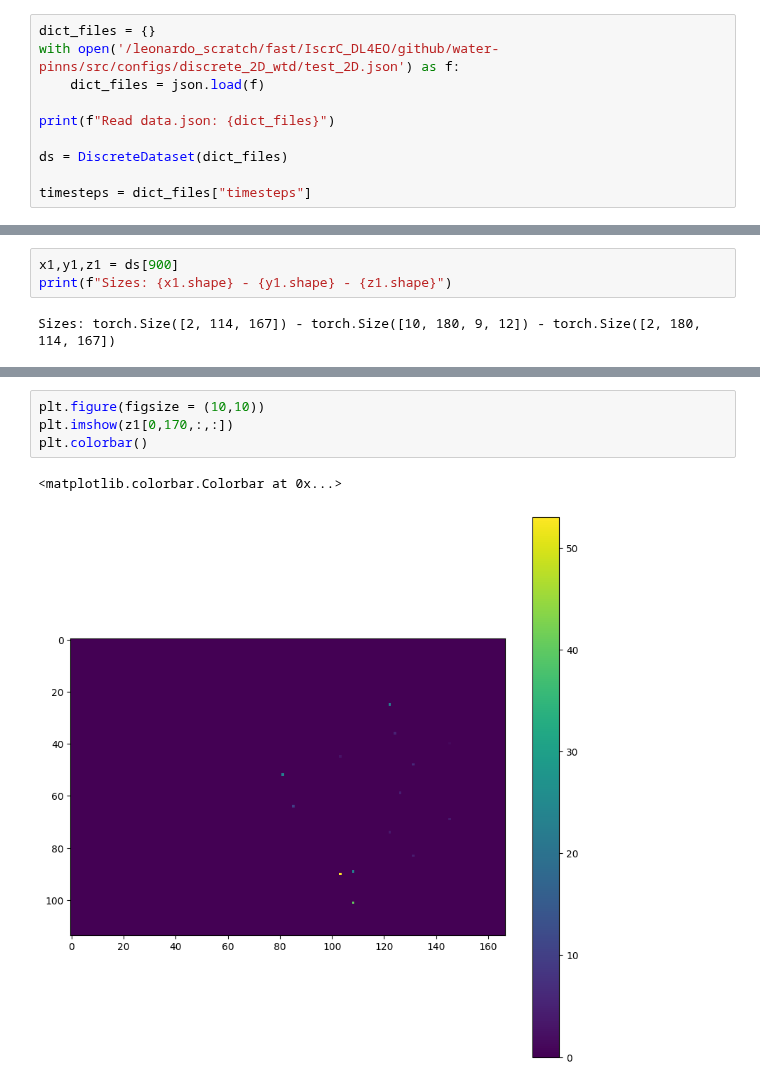
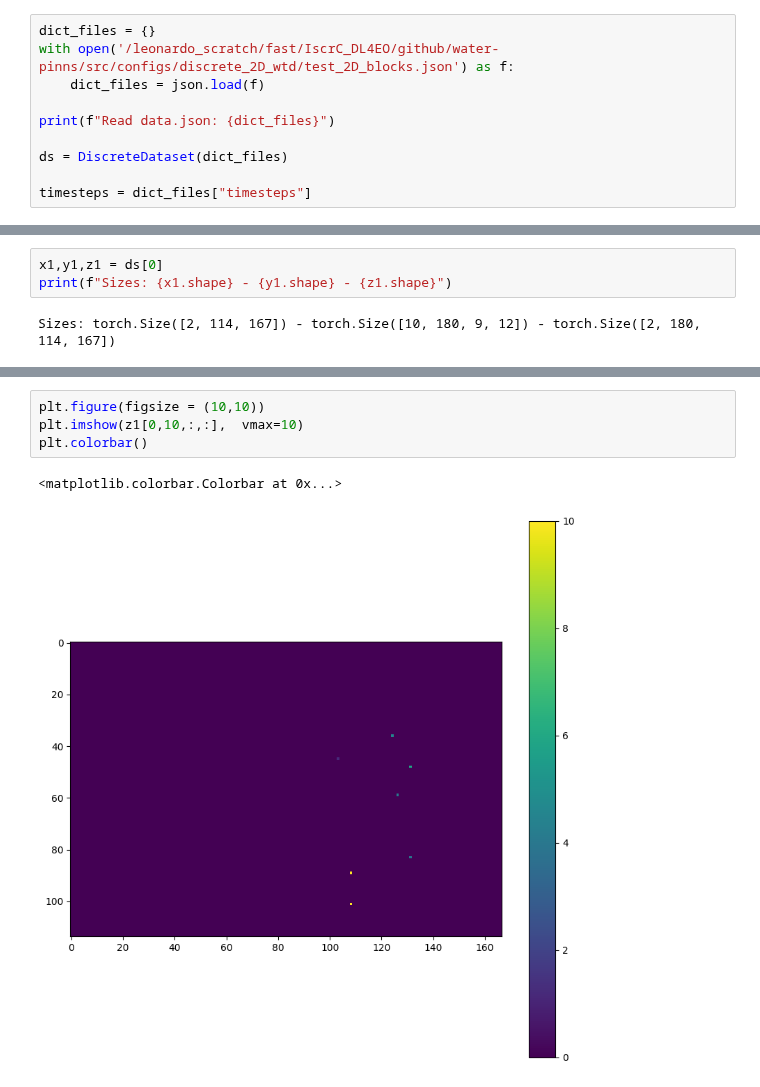
Before and after one commit to Matteo-Salis/physics-guided-gwl, a Jupyter notebook: src/notebooks/meteo_wtd_loader_2D.ipynb, the cells around one changed output, grey strips where cells are left out. Cells and saved outputs as stored; diff of their text form.

```diff
--- a/src/notebooks/meteo_wtd_loader_2D.ipynb
+++ b/src/notebooks/meteo_wtd_loader_2D.ipynb
@@ -38,7 +38,7 @@ from models.load_models_2d import Discrete2DNN
 from dataloaders.load_2d_meteo_wtd import DiscreteDataset
 # %%
 dict_files = {}
-with open('/leonardo_scratch/fast/IscrC_DL4EO/github/water-pinns/src/configs/discrete_2D_wtd/test_2D.json') as f:
+with open('/leonardo_scratch/fast/IscrC_DL4EO/github/water-pinns/src/configs/discrete_2D_wtd/test_2D_blocks.json') as f:
     dict_files = json.load(f)
 
 print(f"Read data.json: {dict_files}")
@@ -265,7 +265,7 @@ torch.Size([16, 2, 180, 114, 167])
 tensor(1.5230e+09, grad_fn=<DivBackward0>)
 KeyboardInterrupt:
 # %%
-x1,y1,z1 = ds[900]
+x1,y1,z1 = ds[0]
 print(f"Sizes: {x1.shape} - {y1.shape} - {z1.shape}")
 # %% [output]
 Sizes: torch.Size([2, 114, 167]) - torch.Size([10, 180, 9, 12]) - torch.Size([2, 180, 114, 167])
@@ -319,7 +324,7 @@ with torch.no_grad():
 # %%
 plt.figure(figsize = (10,10))
-plt.imshow(z1[0,170,:,:])
+plt.imshow(z1[0,10,:,:],  vmax=10)
 plt.colorbar()
 # %% [output]
 <matplotlib.colorbar.Colorbar at 0x...>
-[figure, old version]
+[figure, new version]
```
Also changed, not shown: parts of 8 cells of this notebook, 3 other files.
